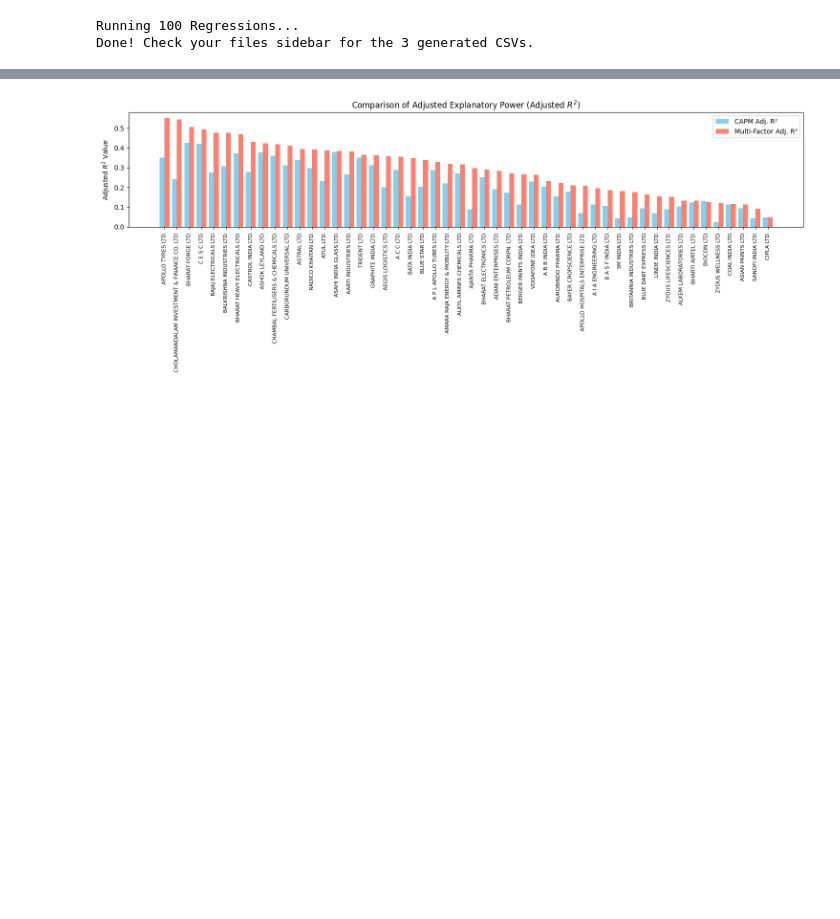
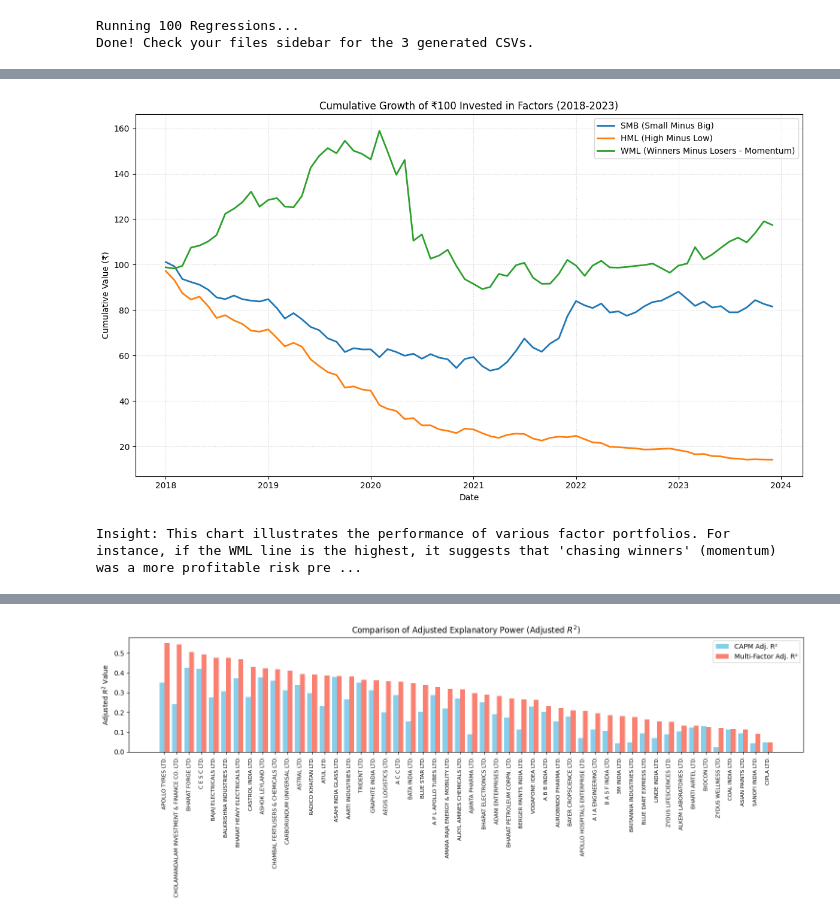
Before and after one commit to sreejit-19/IQF, a Jupyter notebook: draft1_iqf.ipynb, the cells around one changed output, grey strips where cells are left out. Drawn from its saved outputs; the diff is of its cells as text; code cells hidden in the pictures; blank space fills up the shorter version.

```diff
--- a/draft1_iqf.ipynb
+++ b/draft1_iqf.ipynb
@@ -89,0 +116,40 @@ Done! Check your files sidebar for the 3 generated CSVs.
+# %%
+import pandas as pd
+import matplotlib.pyplot as plt
+
+# Load the main data
+df = pd.read_csv('Sorted_Asset_Pricing_Data.csv')
+
+# Ensure 'Year' and 'Month' are used to create a time series index
+# Corrected: Use the existing 'Month' column directly as it contains full date information
+df['Date'] = pd.to_datetime(df['Month'])
+
+# Aggregate factors to avoid duplicates if different stocks have the same factor values
+# (factors should be the same across stocks for a given month)
+factors_monthly = df.groupby('Date')[['SMB', 'HML', 'WML']].first().reset_index()
+factors_monthly = factors_monthly.sort_values('Date')
+
+# Calculate cumulative returns for each factor, starting with 100
+initial_investment = 100
+
+cum_smb = initial_investment * (1 + factors_monthly['SMB']).cumprod()
+cum_hml = initial_investment * (1 + factors_monthly['HML']).cumprod()
+cum_wml = initial_investment * (1 + factors_monthly['WML']).cumprod()
+
+plt.figure(figsize=(12, 7))
+plt.plot(factors_monthly['Date'], cum_smb, label='SMB (Small Minus Big)', linewidth=2)
+plt.plot(factors_monthly['Date'], cum_hml, label='HML (High Minus Low)', linewidth=2)
+plt.plot(factors_monthly['Date'], cum_wml, label='WML (Winners Minus Losers - Momentum)', linewidth=2)
+
+plt.title('Cumulative Growth of ₹100 Invested in Factors (2018-2023)')
+plt.xlabel('Date')
+plt.ylabel('Cumulative Value (₹)')
+plt.legend()
+plt.grid(True, linestyle=':', alpha=0.6)
+plt.tight_layout()
+plt.show()
+
+print("Insight: This chart illustrates the performance of various factor portfolios. For instance, if the WML line is the highest, it suggests that 'chasing winners' (momentum) was a more profitable risk premium than 'buying cheap value stocks' (HML) in India during this period.")
+# %% [output]
+[figure, added]
+Insight: This chart illustrates the performance of various factor portfolios. For instance, if the WML line is the highest, it suggests that 'chasing winners' (momentum) was a more profitable risk pre ...
```
Also changed, not shown: parts of 6 cells of this notebook.
